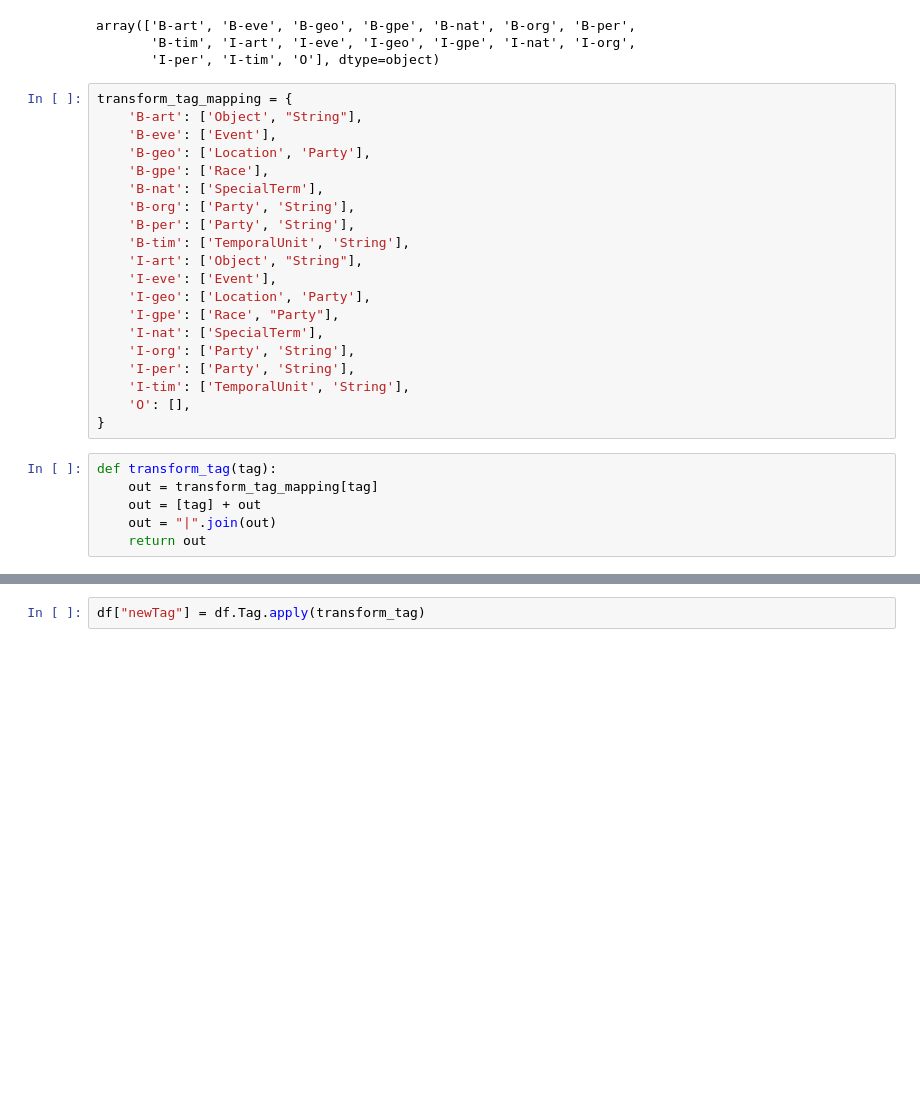
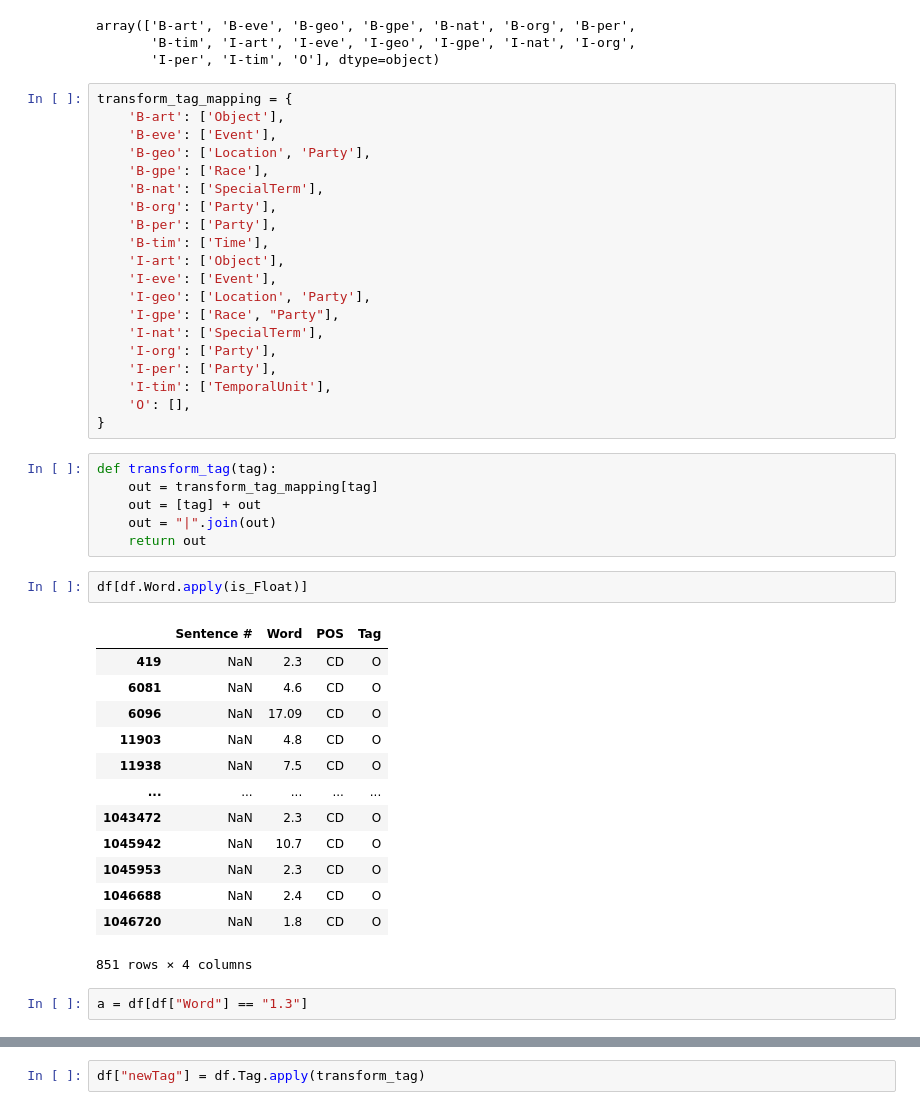
Before and after one commit to accordproject/labs-cicero-classify, a Jupyter notebook: Practice/PyTorch/NER_test/0703_define_ner_data.ipynb, the cells around one changed output, grey strips where cells are left out. Drawn from its saved outputs; the diff is of its cells as text; blank space fills up the shorter version.

```diff
--- a/Practice/PyTorch/NER_test/0703_define_ner_data.ipynb
+++ b/Practice/PyTorch/NER_test/0703_define_ner_data.ipynb
@@ -13,22 +13,22 @@ array(['B-art', 'B-eve', 'B-geo', 'B-gpe', 'B-nat', 'B-org', 'B-per',
        'I-per', 'I-tim', 'O'], dtype=object)
 # %%
 transform_tag_mapping = {
-    'B-art': ['Object', "String"],
+    'B-art': ['Object'],
     'B-eve': ['Event'],
     'B-geo': ['Location', 'Party'],
     'B-gpe': ['Race'],
     'B-nat': ['SpecialTerm'],
-    'B-org': ['Party', 'String'],
-    'B-per': ['Party', 'String'],
-    'B-tim': ['TemporalUnit', 'String'],
-    'I-art': ['Object', "String"],
+    'B-org': ['Party'],
+    'B-per': ['Party'],
+    'B-tim': ['Time'],
+    'I-art': ['Object'],
     'I-eve': ['Event'],
     'I-geo': ['Location', 'Party'],
     'I-gpe': ['Race', "Party"],
     'I-nat': ['SpecialTerm'],
-    'I-org': ['Party', 'String'],
-    'I-per': ['Party', 'String'],
-    'I-tim': ['TemporalUnit', 'String'],
+    'I-org': ['Party'],
+    'I-per': ['Party'],
+    'I-tim': ['TemporalUnit'],
     'O': [],
 }
 # %%
@@ -37,3 +37,21 @@ def transform_tag(tag):
     out = [tag] + out
     out = "|".join(out)
     return out
+# %%
+df[df.Word.apply(is_Float)]
+# %% [output]
+|  | Sentence # | Word | POS | Tag |
+| 419 | NaN | 2.3 | CD | O |
+| 6081 | NaN | 4.6 | CD | O |
+| 6096 | NaN | 17.09 | CD | O |
+| 11903 | NaN | 4.8 | CD | O |
+| 11938 | NaN | 7.5 | CD | O |
+| ... | ... | ... | ... | ... |
+| 1043472 | NaN | 2.3 | CD | O |
+| 1045942 | NaN | 10.7 | CD | O |
+| 1045953 | NaN | 2.3 | CD | O |
+| 1046688 | NaN | 2.4 | CD | O |
+| 1046720 | NaN | 1.8 | CD | O |
+851 rows × 4 columns
+# %%
+a = df[df["Word"] == "1.3"]
```
Also changed, not shown: parts of 2 cells of this notebook, 6 other files.
